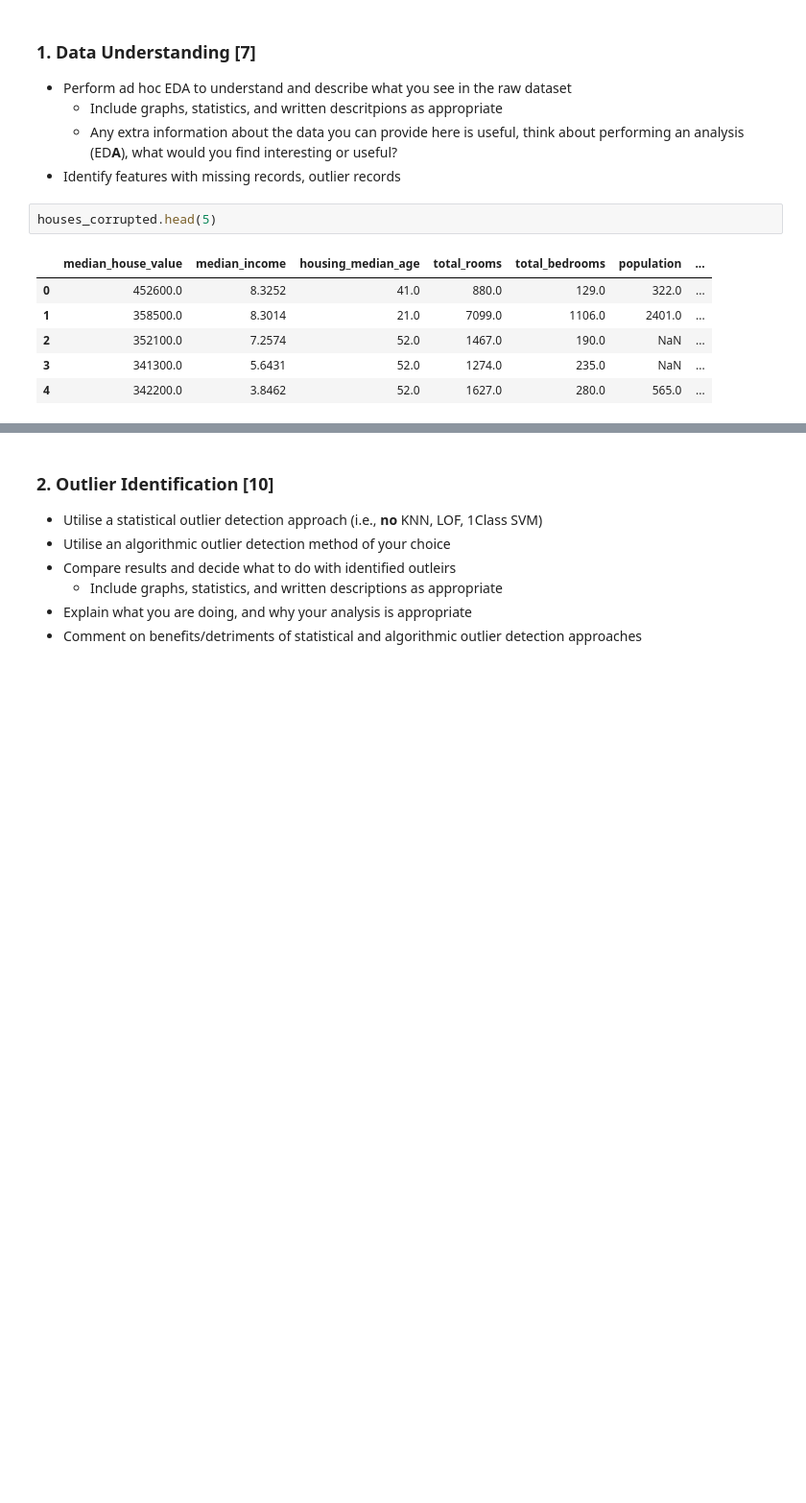
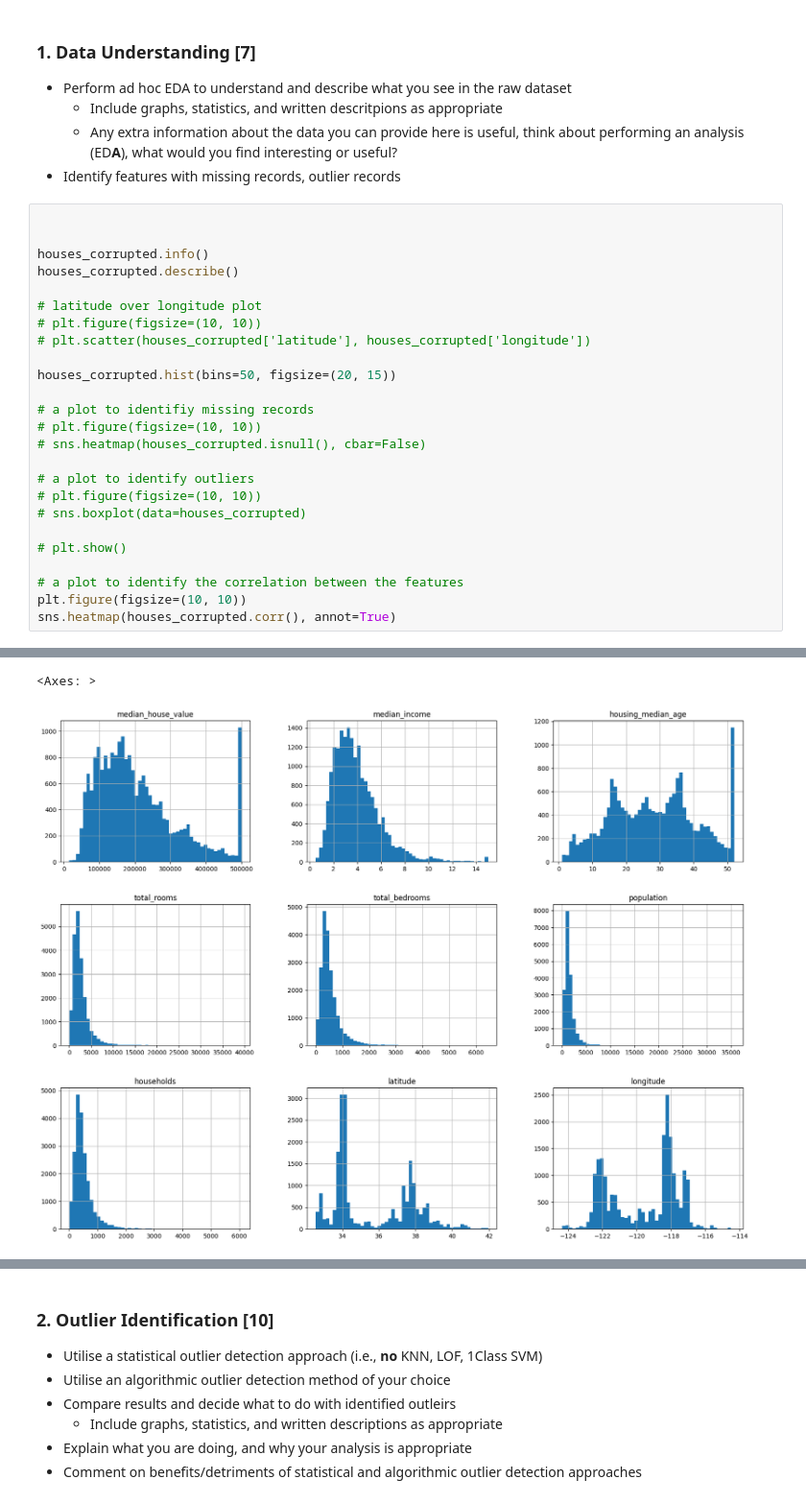
Before and after one commit to OscarIsorez/ComputerVision, a Jupyter notebook: CSC3831_Part_I/Coursework/CSC3831_Final_Assessment.ipynb, the cells around one changed output, grey strips where cells are left out. Shown: that part at 96% size. Saved outputs shown, nothing was run; the diff lists cells and outputs as text; blank space fills up the shorter version.

```diff
--- a/CSC3831_Part_I/Coursework/CSC3831_Final_Assessment.ipynb
+++ b/CSC3831_Part_I/Coursework/CSC3831_Final_Assessment.ipynb
@@ -68,12 +68,29 @@ Above we've loaded in a corrupted version of a housing dataset. The anomalies ne
   - Include graphs, statistics, and written descritpions as appropriate
   - Any extra information about the data you can provide here is useful, think about performing an analysis (ED**A**), what would you find interesting or useful?
 - Identify features with missing records, outlier records
-# %%
-houses_corrupted.head(5)
-# %% [output]
-|  | median_house_value | median_income | housing_median_age | total_rooms | total_bedrooms | population | ... |
-| 0 | 452600.0 | 8.3252 | 41.0 | 880.0 | 129.0 | 322.0 | ... |
-| 1 | 358500.0 | 8.3014 | 21.0 | 7099.0 | 1106.0 | 2401.0 | ... |
-| 2 | 352100.0 | 7.2574 | 52.0 | 1467.0 | 190.0 | NaN | ... |
-| 3 | 341300.0 | 5.6431 | 52.0 | 1274.0 | 235.0 | NaN | ... |
-| 4 | 342200.0 | 3.8462 | 52.0 | 1627.0 | 280.0 | 565.0 | ... |
+# %%
+
+
+houses_corrupted.info()
+houses_corrupted.describe()
+
+# latitude over longitude plot
+# plt.figure(figsize=(10, 10))
+# plt.scatter(houses_corrupted['latitude'], houses_corrupted['longitude'])
+
+houses_corrupted.hist(bins=50, figsize=(20, 15))
+
+# a plot to identifiy missing records
+# plt.figure(figsize=(10, 10))
+# sns.heatmap(houses_corrupted.isnull(), cbar=False)
+
+# a plot to identify outliers
+# plt.figure(figsize=(10, 10))
+# sns.boxplot(data=houses_corrupted)
+
+# plt.show()
+
+# a plot to identify the correlation between the features
+plt.figure(figsize=(10, 10))
+sns.heatmap(houses_corrupted.corr(), annot=True)
+# %% [output]
@@ -79,0 +113,2 @@ houses_corrupted.head(5)
+<Axes: >
+[figure, added]
```
Also changed, not shown: parts of 1 cell of this notebook.
